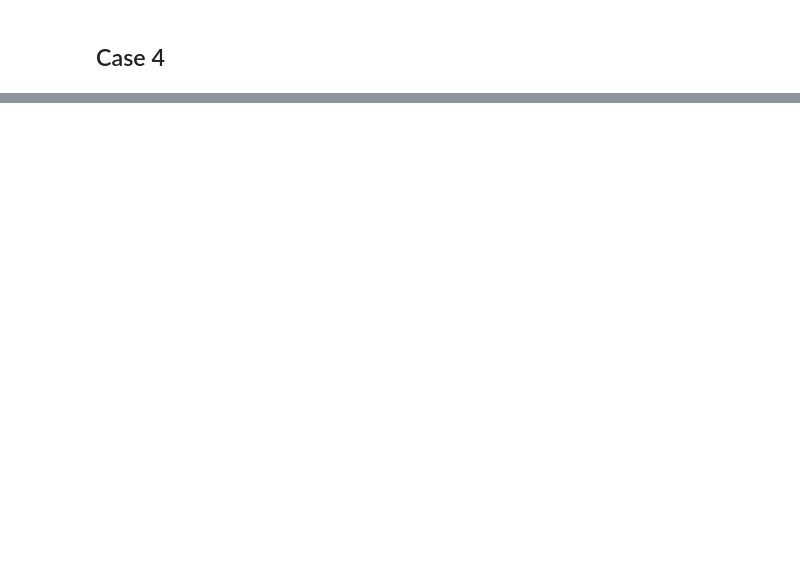
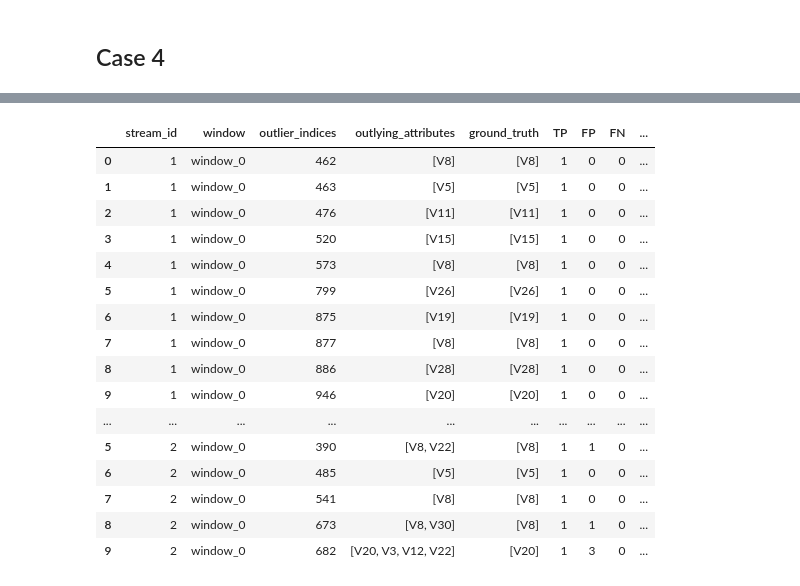
Before and after one commit to egawati/exos, a Jupyter notebook: sources/experiments/analyse_cases.ipynb, the cells around one changed output, grey strips where cells are left out. Cells and saved outputs as stored; diff of their text form; code cells hidden in the pictures; blank space fills up the shorter version.

```diff
--- a/sources/experiments/analyse_cases.ipynb
+++ b/sources/experiments/analyse_cases.ipynb
@@ -69,0 +70,23 @@ df4_agg
+# %%
+bname = 'w1K'
+rel_path = 'dbpca/pickles/performance/small_cases/Case1'
+df_exos_dbpca1 = pd.read_pickle(f'{rel_path}/2_w1K_Case1_1_OA1.pkl')
+df_exos_dbpca1
+# %% [output]
+|  | stream_id | window | outlier_indices | outlying_attributes | ground_truth | TP | FP | FN | ... |
+| 0 | 1 | window_0 | 462 | [V8] | [V8] | 1 | 0 | 0 | ... |
+| 1 | 1 | window_0 | 463 | [V5] | [V5] | 1 | 0 | 0 | ... |
+| 2 | 1 | window_0 | 476 | [V11] | [V11] | 1 | 0 | 0 | ... |
+| 3 | 1 | window_0 | 520 | [V15] | [V15] | 1 | 0 | 0 | ... |
+| 4 | 1 | window_0 | 573 | [V8] | [V8] | 1 | 0 | 0 | ... |
+| 5 | 1 | window_0 | 799 | [V26] | [V26] | 1 | 0 | 0 | ... |
+| 6 | 1 | window_0 | 875 | [V19] | [V19] | 1 | 0 | 0 | ... |
+| 7 | 1 | window_0 | 877 | [V8] | [V8] | 1 | 0 | 0 | ... |
+| 8 | 1 | window_0 | 886 | [V28] | [V28] | 1 | 0 | 0 | ... |
+| 9 | 1 | window_0 | 946 | [V20] | [V20] | 1 | 0 | 0 | ... |
+| ... | ... | ... | ... | ... | ... | ... | ... | ... | ... |
+| 5 | 2 | window_0 | 390 | [V8, V22] | [V8] | 1 | 1 | 0 | ... |
+| 6 | 2 | window_0 | 485 | [V5] | [V5] | 1 | 0 | 0 | ... |
+| 7 | 2 | window_0 | 541 | [V8] | [V8] | 1 | 0 | 0 | ... |
+| 8 | 2 | window_0 | 673 | [V8, V30] | [V8] | 1 | 1 | 0 | ... |
+| 9 | 2 | window_0 | 682 | [V20, V3, V12, V22] | [V20] | 1 | 3 | 0 | ... |
```
Also changed, not shown: parts of 5 cells of this notebook, 8 other files.
